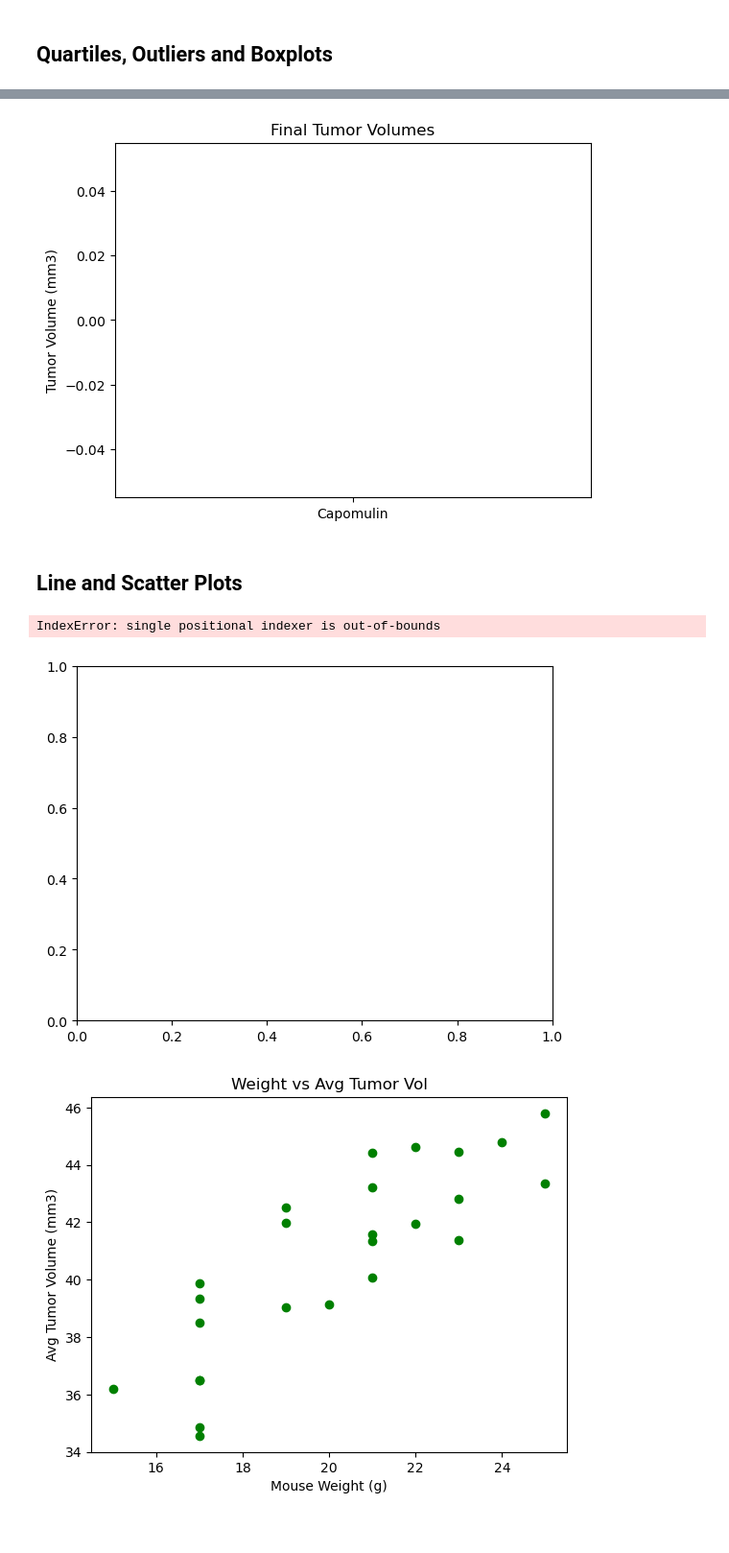
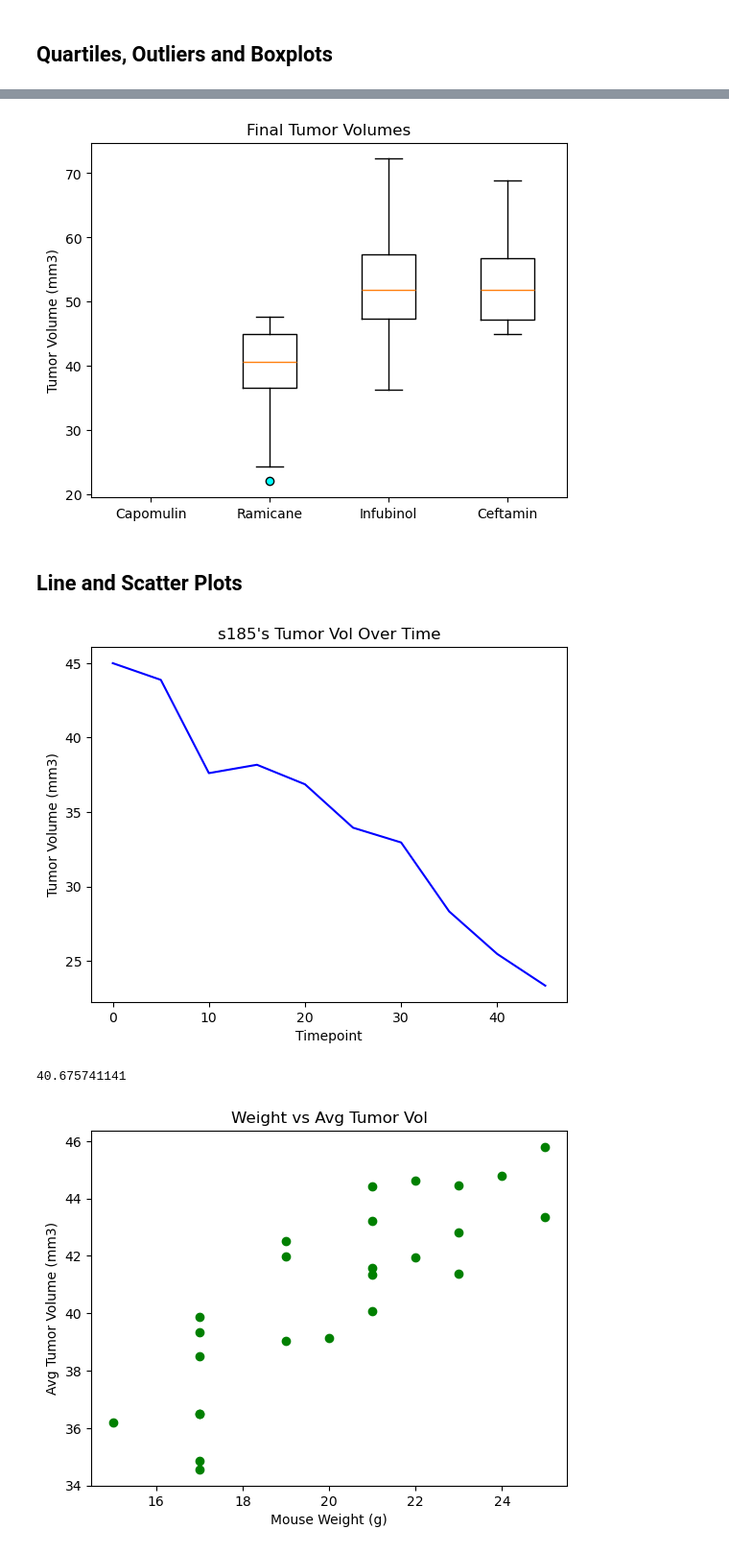
Before and after one commit to Suadg/DataFrame, a Jupyter notebook: pymaceuticals_starter.ipynb, the cells around one changed output, grey strips where cells are left out. Shown at 96% size. Drawn from its saved outputs; the diff is of its cells as text; code cells hidden in the pictures.

```diff
--- a/pymaceuticals_starter.ipynb
+++ b/pymaceuticals_starter.ipynb
@@ -8,5 +14,6 @@
 # %%
 %matplotlib notebook
+%matplotlib inline
 
 
 # Dependencies and Setup
@@ -27,7 +34,7 @@ mouse_metadata = pd.read_csv(mouse_metadata_path)
 study_results = pd.read_csv(study_results_path)
 
 # Combine the data into a single DataFrame
-combined_data = pd.merge(mouse_metadata, study_results, on="Mouse ID")
+combined_data = pd.merge(mouse_metadata, study_results, how="outer")
 
 
 
@@ -261,29 +397,43 @@ KeyError: 'Final Tumor Vol'
 # %%
-# Generate a box plot that shows the distrubution of the tumor volume for each treatment group.
+# Define tumor_vol_data
+tumor_vol_data = [tumor_cap, tumor_ram, tumor_inf, tumor_cef]
+
+# Filter out None values from each list in tumor_vol_data
+tumor_vol_data = [[vol for vol in tumor_list if vol is not None] for tumor_list in tumor_vol_data]
+
 fig1, ax1 = plt.subplots()
 ax1.set_title('Final Tumor Volumes')
 ax1.set_ylabel('Tumor Volume (mm3)')
-ax1.set_xticklabels(treatment)
+ax1.set_xticklabels(treatments)
 outlier = dict(markerfacecolor='aqua')
 bp = ax1.boxplot(tumor_vol_data, flierprops=outlier)
 plt.show()
 # %% [output]
-[figure, old version]
+[figure, new version]
 # %% [markdown]
 ## Line and Scatter Plots
 # %%
 # Generate a line plot of tumor volume vs. time point for a single mouse treated with Capomulin
-capomulin_mouse = clean_combined_data.loc[clean_combined_data["Mouse ID"]==clean_combined_data.loc[clean_combined_data["Drug Regimen"]=="Capomulin",:].
-iloc[0][1],:]
-capo_vol = list(capomulin_mouse["Tumor Volume (mm3)"])
-fig2, ax2 = plt.subplots()
-ax2.set_title(f"{capomulin_mouse.iloc[0][1]}'s Tumor Vol Over Time")
-ax2.set_ylabel('Tumor Volume (mm3)')
-ax2.set_xlabel('Timepoint')
-ax2.plot(capomulin_mouse["Timepoint"],capomulin_mouse["Tumor Volume (mm3)"],color="blue")
-plt.show()
+capomulin_data = clean_combined_data[clean_combined_data["Drug Regimen"]=="Capomulin"]
+if not capomulin_data.empty:
+    capomulin_mouse = capomulin_data.iloc[0]
+    mouse_data = clean_combined_data[clean_combined_data["Mouse ID"]==capomulin_mouse["Mouse ID"]]
+    fig2, ax2 = plt.subplots()
+    ax2.set_title(f"{capomulin_mouse['Mouse ID']}'s Tumor Vol Over Time")
+    ax2.set_ylabel('Tumor Volume (mm3)')
+    ax2.set_xlabel('Timepoint')
+    ax2.plot(mouse_data["Timepoint"], mouse_data["Tumor Volume (mm3)"], color="blue")
+    plt.show()
+else:
+    print("No data for mice treated with Capomulin")
 # %% [output]
-IndexError: single positional indexer is out-of-bounds
-[figure, old version]
+[figure, new version]
+# %%
+# Assuming cap_regime is a DataFrame filtered from the original DataFrame where 'Drug Regimen' is 'Capomulin'
+cap_regime = combined_data[combined_data['Drug Regimen'] == 'Capomulin']
+average_tumor_volume = cap_regime['Tumor Volume (mm3)'].mean()
+print(average_tumor_volume)
+# %% [output]
+40.675741141
 # %%
 # Generate a scatter plot of mouse weight vs. the average observed tumor volume for the entire Capomulin regimen
```
Also changed, not shown: parts of 24 cells of this notebook.
